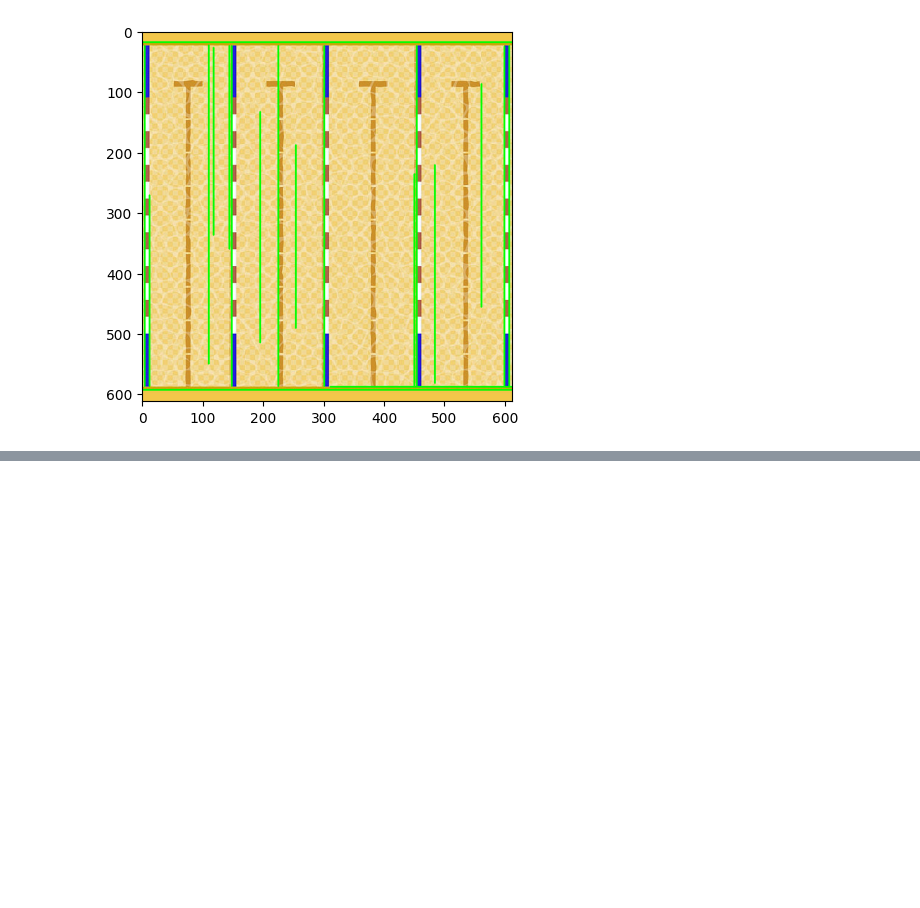
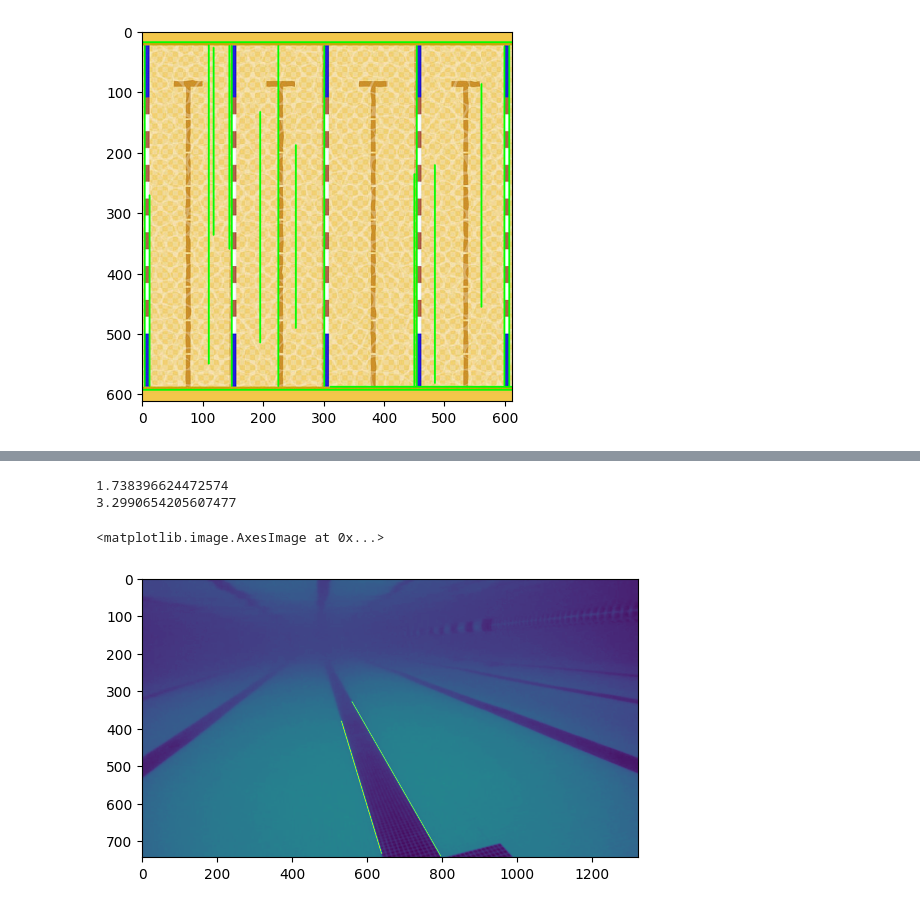
Before and after one commit to DevashishDas3/cv-intro, a Jupyter notebook: test.ipynb, the cells around one changed output, grey strips where cells are left out. Saved outputs shown, nothing was run; the diff lists cells and outputs as text; code cells hidden in the pictures; blank space fills up the shorter version.

Commit message:
two lines, two slopes

```diff
--- a/test.ipynb
+++ b/test.ipynb
@@ -109,0 +110,23 @@ plt.imshow(color_img)
+# %%
+
+lines = cv2.HoughLinesP(
+                edges, #what to draw lines on
+                1, #number of lines on each edge
+                np.pi/180,
+                100,
+                minLineLength=350, #down goes more frequent, up goes less
+                maxLineGap=100, #inverse relation
+        ) # detect lines
+
+for line in lines:
+    x1, y1, x2, y2 = line[0]
+    print((y2 - y1)/(x2-x1))
+    cv2.line(img, (x1, y1), (x2, y2), (255,0, 0), 2)
+
+
+plt.imshow(img)
+# %% [output]
+1.738396624472574
+3.2990654205607477
+<matplotlib.image.AxesImage at 0x...>
+[figure, added]
```
Also changed, not shown: parts of 5 cells of this notebook, 1 other file.
